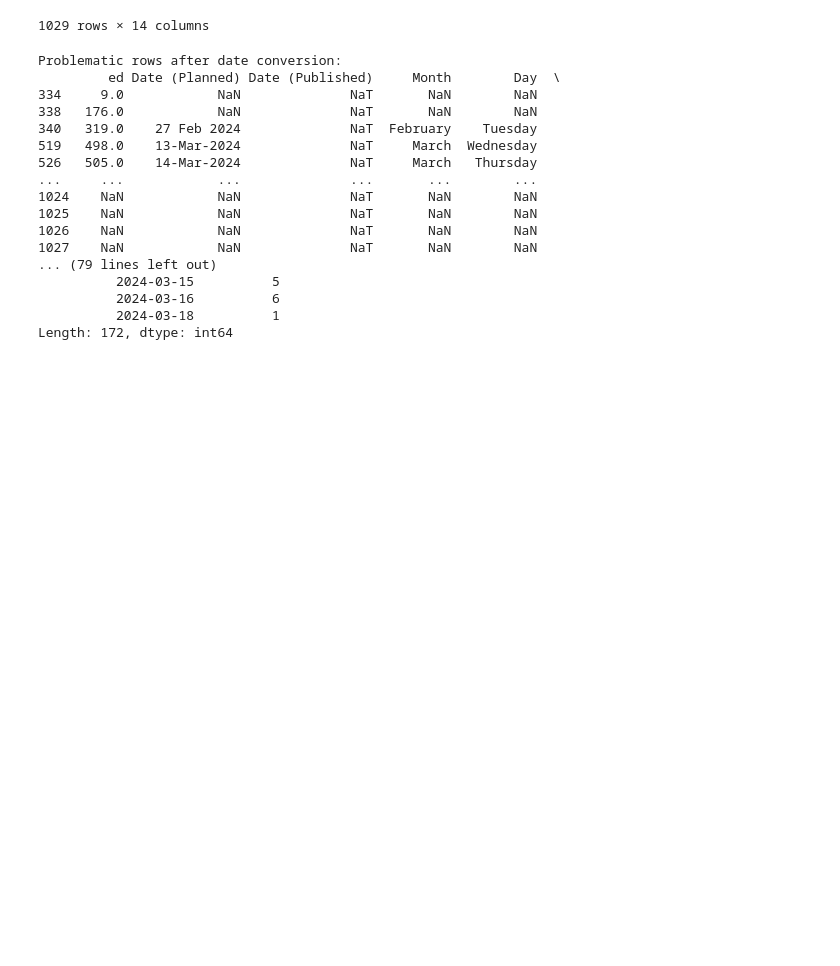
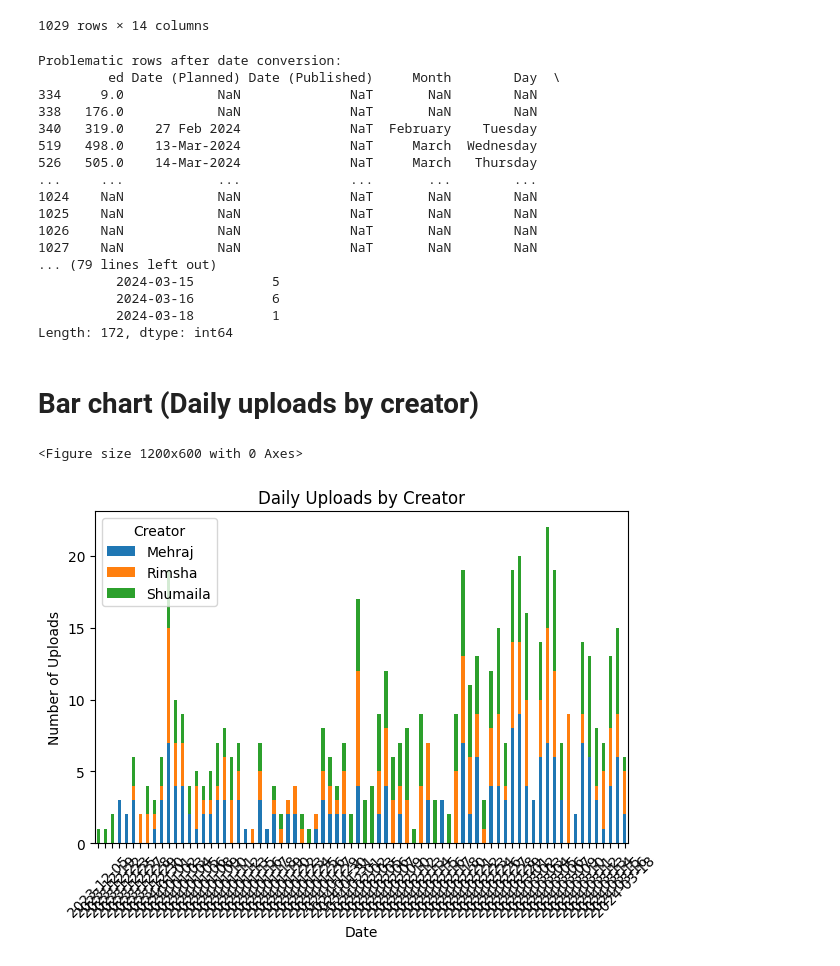
Before and after one commit to mehrajmehmood/pythonpro, a Jupyter notebook: videos.ipynb, the cells around one changed output. Saved outputs shown, nothing was run; the diff lists cells and outputs as text; code cells hidden in the pictures; blank space fills up the shorter version.

```diff
--- a/videos.ipynb
+++ b/videos.ipynb
@@ -213,3 +213,19 @@ Problematic rows after date conversion:
           2024-03-16          6
           2024-03-18          1
 Length: 172, dtype: int64
+# %% [markdown]
+# Bar chart (Daily uploads by creator)
+# %%
+import matplotlib.pyplot as plt
+plt.figure(figsize=(12, 6))
+daily_upload_count.unstack(level=0).plot(kind='bar', stacked=True)
+plt.title('Daily Uploads by Creator')
+plt.xlabel('Date')
+plt.ylabel('Number of Uploads')
+plt.xticks(rotation=45)
+plt.legend(title='Creator')
+plt.tight_layout()
+plt.show()
+# %% [output]
+<Figure size 1200x600 with 0 Axes>
+[figure, added]
```
Also changed, not shown: parts of 2 cells of this notebook.
